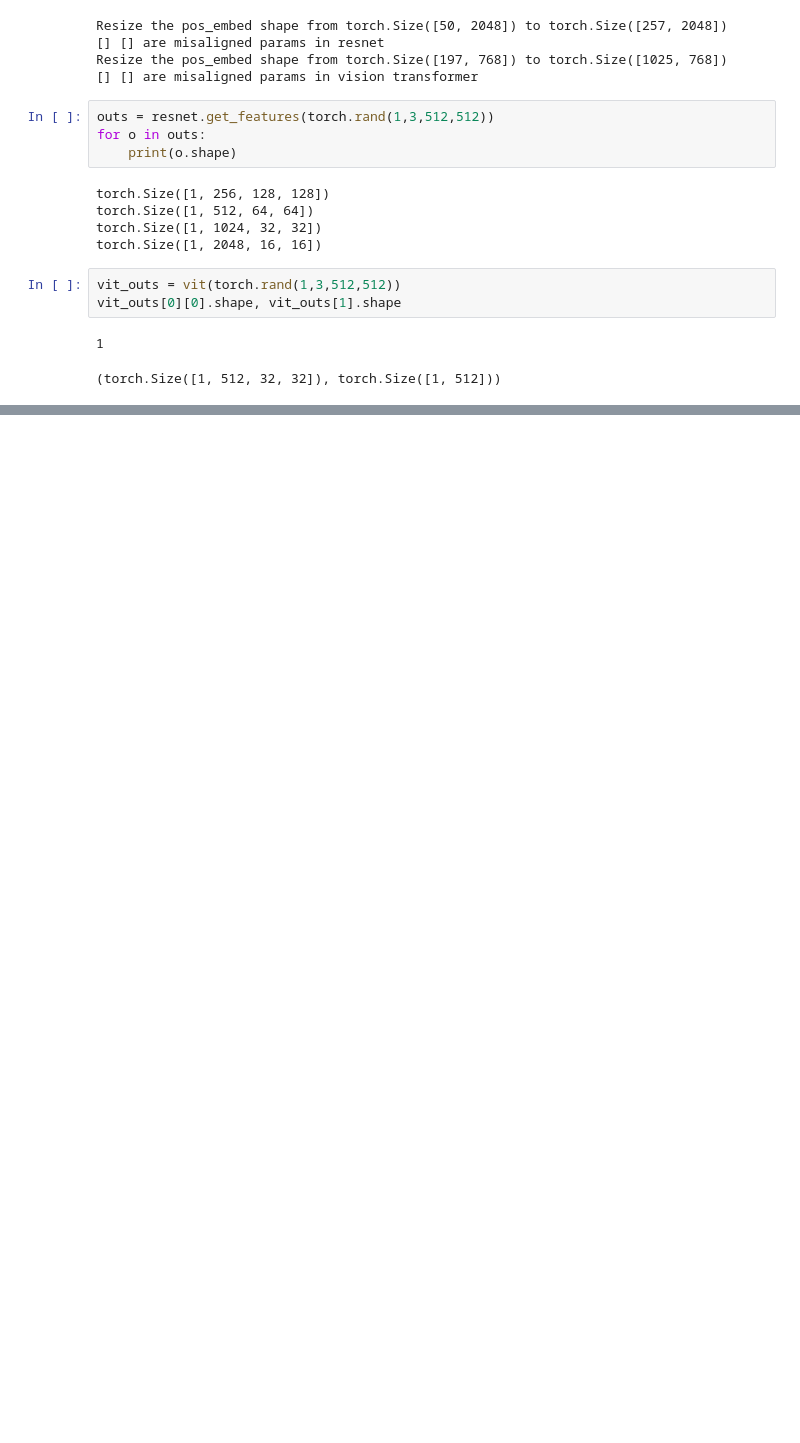
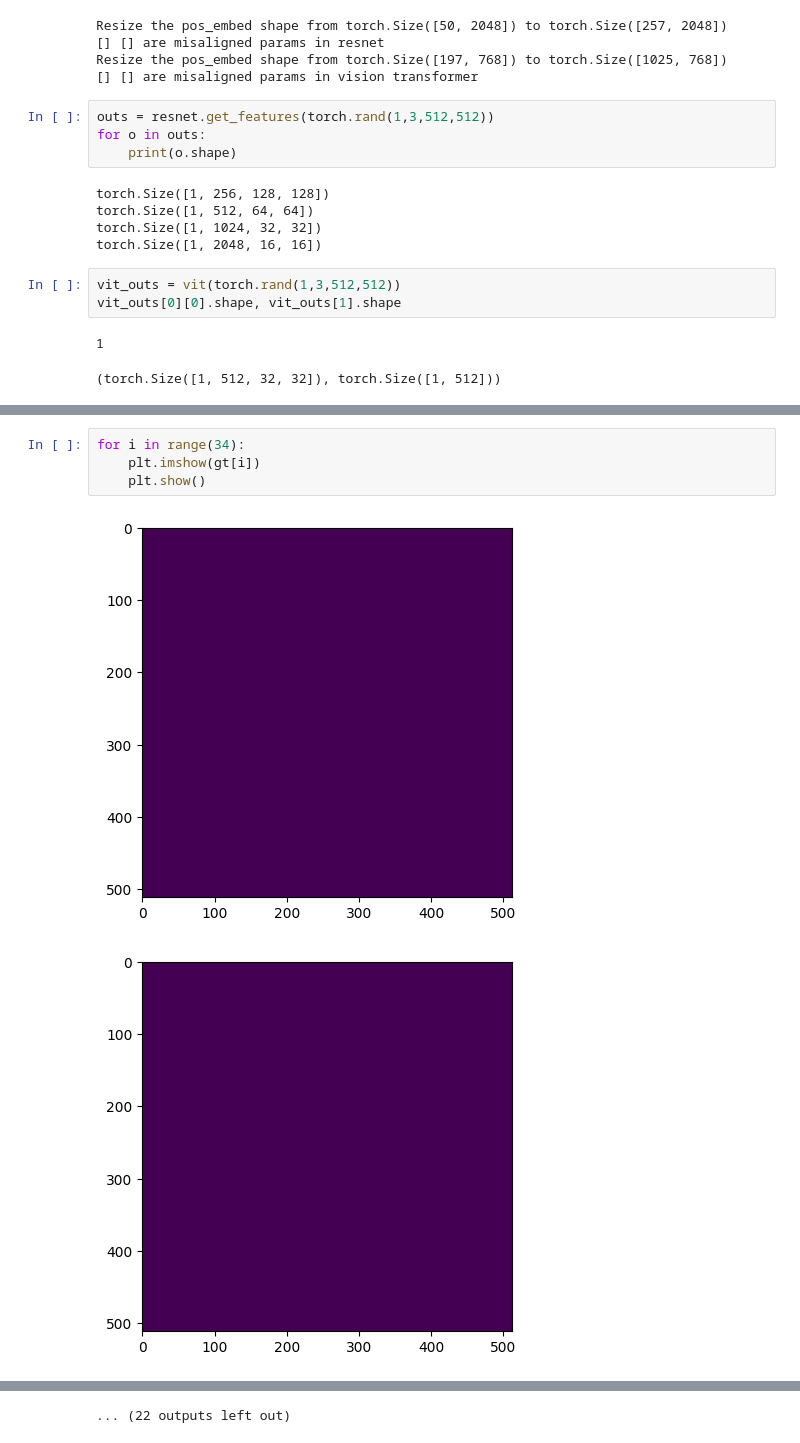
Before and after one commit to SarthakM320/Domain-Adaptive-zeroshot-learning, a Jupyter notebook: experiments.ipynb, the cells around one changed output, grey strips where cells are left out. Saved outputs shown, nothing was run; the diff lists cells and outputs as text; blank space fills up the shorter version.

```diff
--- a/experiments.ipynb
+++ b/experiments.ipynb
@@ -376,0 +399,7 @@ vit_outs[0][0].shape, vit_outs[1].shape
+# %%
+for i in range(34):
+    plt.imshow(gt[i])
+    plt.show()
+# %% [output]
+[figure, added]
+[figure, added]
@@ -376,0 +416 @@ vit_outs[0][0].shape, vit_outs[1].shape
+... (22 outputs left out)
```
Also changed, not shown: parts of 7 cells of this notebook, 3 other files.
